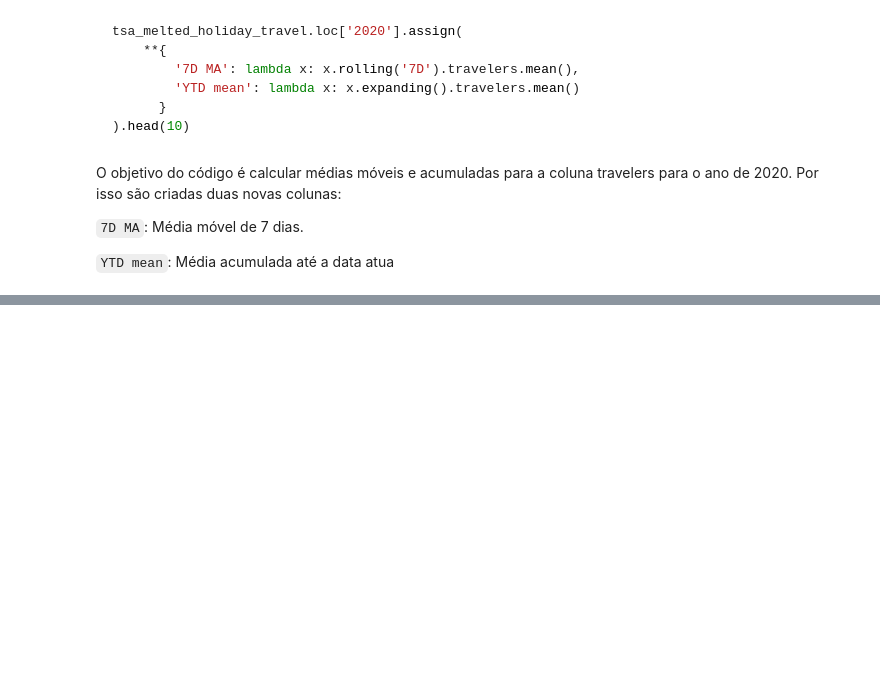
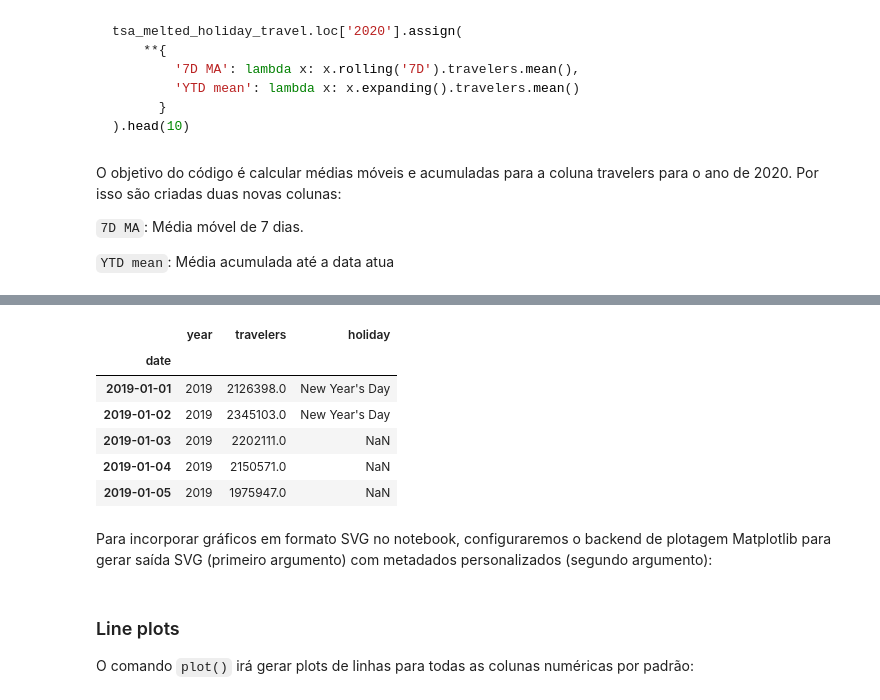
Before and after one commit to nicolas1707/pandas-workshop, a Jupyter notebook: notebooks/Anotações.ipynb, the cells around one changed output, grey strips where cells are left out. Cells and saved outputs as stored; diff of their text form; code cells hidden in the pictures; blank space fills up the shorter version.

```diff
--- a/notebooks/Anotações.ipynb
+++ b/notebooks/Anotações.ipynb
@@ -1165,0 +1183,18 @@ O objetivo do código é calcular médias móveis e acumuladas para a coluna tra
+# %%
+import pandas as pd
+
+tsa_melted_holiday_travel = pd.read_csv(
+    '../data/tsa_melted_holiday_travel.csv',
+    parse_dates=True, index_col='date'
+)
+tsa_melted_holiday_travel.head()
+# %% [output]
+|  | year | travelers | holiday |
+| date |  |  |  |
+| 2019-01-01 | 2019 | 2126398.0 | New Year's Day |
+| 2019-01-02 | 2019 | 2345103.0 | New Year's Day |
+| 2019-01-03 | 2019 | 2202111.0 | NaN |
+| 2019-01-04 | 2019 | 2150571.0 | NaN |
+| 2019-01-05 | 2019 | 1975947.0 | NaN |
+# %% [markdown]
+Para incorporar gráficos em formato SVG no notebook, configuraremos o backend de plotagem Matplotlib para gerar saída SVG (primeiro argumento) com metadados personalizados (segundo argumento):
@@ -1165,0 +1209,4 @@ O objetivo do código é calcular médias móveis e acumuladas para a coluna tra
+# %% [markdown]
+### Line plots
+
+O comando `plot()` irá gerar plots de linhas para todas as colunas numéricas por padrão:
```
Also changed, not shown: parts of 25 cells of this notebook.
